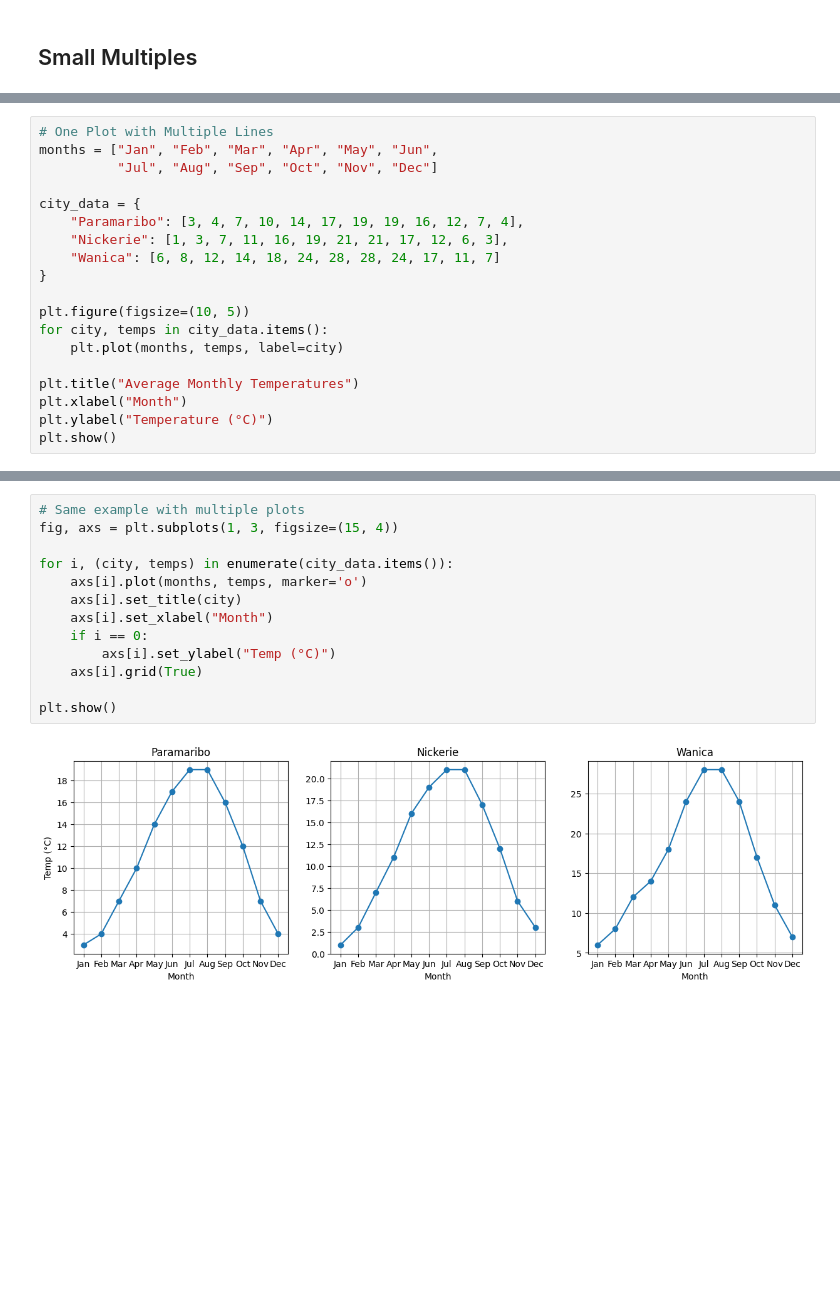
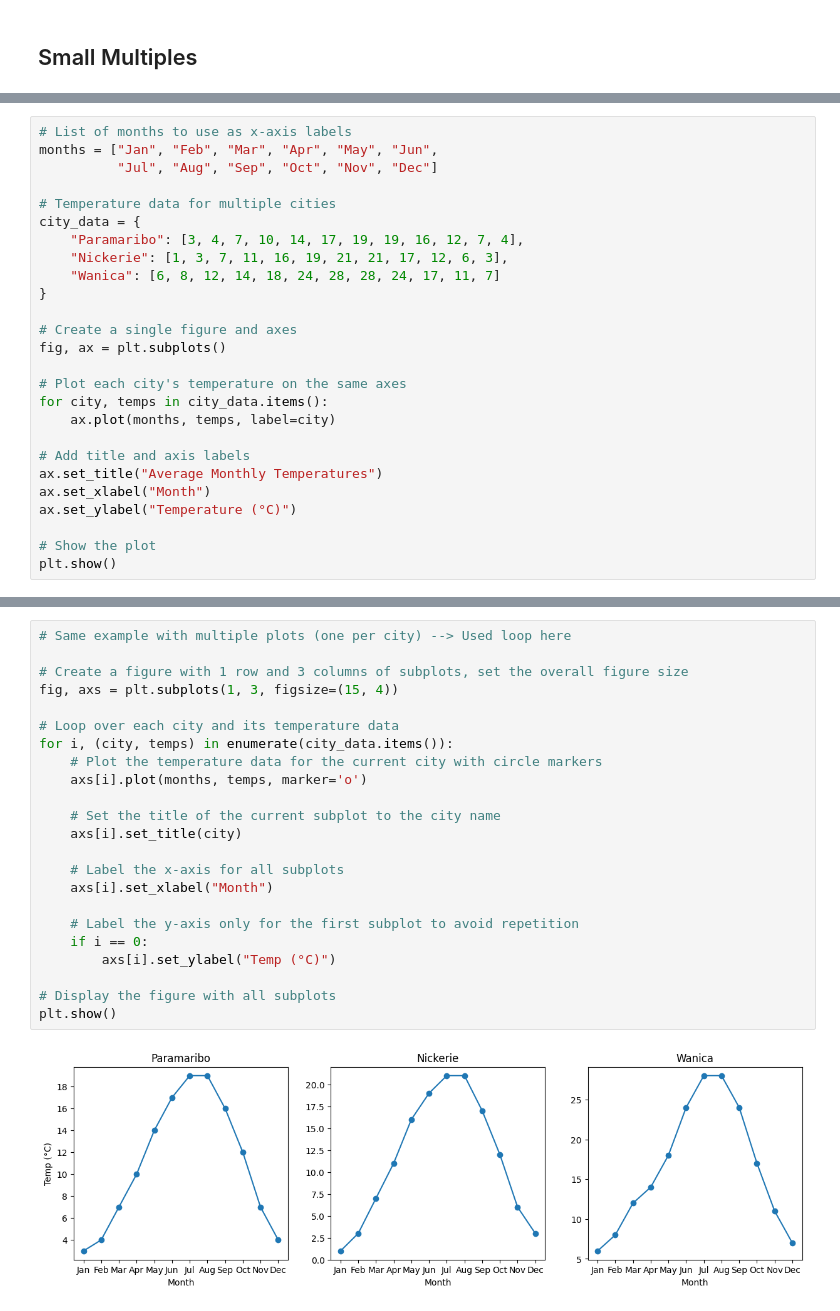
Before and after one commit to PBehari/PTC-ML-Python-1, a Jupyter notebook: notebooks/6. intro_to_matplotlib.ipynb, the cells around one changed output, grey strips where cells are left out. Cells and saved outputs as stored; diff of their text form; blank space fills up the shorter version.

```diff
--- a/notebooks/6. intro_to_matplotlib.ipynb
+++ b/notebooks/6. intro_to_matplotlib.ipynb
@@ -171,20 +272,27 @@ plt.show()
 # %%
-# One Plot with Multiple Lines
+# List of months to use as x-axis labels
 months = ["Jan", "Feb", "Mar", "Apr", "May", "Jun",
           "Jul", "Aug", "Sep", "Oct", "Nov", "Dec"]
 
+# Temperature data for multiple cities
 city_data = {
     "Paramaribo": [3, 4, 7, 10, 14, 17, 19, 19, 16, 12, 7, 4],
     "Nickerie": [1, 3, 7, 11, 16, 19, 21, 21, 17, 12, 6, 3],
     "Wanica": [6, 8, 12, 14, 18, 24, 28, 28, 24, 17, 11, 7]
 }
 
-plt.figure(figsize=(10, 5))
+# Create a single figure and axes
+fig, ax = plt.subplots()
+
+# Plot each city's temperature on the same axes
 for city, temps in city_data.items():
-    plt.plot(months, temps, label=city)
+    ax.plot(months, temps, label=city)
 
-plt.title("Average Monthly Temperatures")
-plt.xlabel("Month")
-plt.ylabel("Temperature (°C)")
+# Add title and axis labels
+ax.set_title("Average Monthly Temperatures")
+ax.set_xlabel("Month")
+ax.set_ylabel("Temperature (°C)")
+
+# Show the plot
 plt.show()
 # %% [output]
@@ -192,15 +342,25 @@ plt.show()
 # %%
-# Same example with multiple plots
+# Same example with multiple plots (one per city) --> Used loop here
+
+# Create a figure with 1 row and 3 columns of subplots, set the overall figure size
 fig, axs = plt.subplots(1, 3, figsize=(15, 4))
 
+# Loop over each city and its temperature data
 for i, (city, temps) in enumerate(city_data.items()):
+    # Plot the temperature data for the current city with circle markers
     axs[i].plot(months, temps, marker='o')
+
+    # Set the title of the current subplot to the city name
     axs[i].set_title(city)
+
+    # Label the x-axis for all subplots
     axs[i].set_xlabel("Month")
+
+    # Label the y-axis only for the first subplot to avoid repetition
     if i == 0:
         axs[i].set_ylabel("Temp (°C)")
-    axs[i].grid(True)
 
+# Display the figure with all subplots
 plt.show()
 # %% [output]
-[figure, old version]
+[figure, new version]
```
Also changed, not shown: parts of 22 cells of this notebook.
